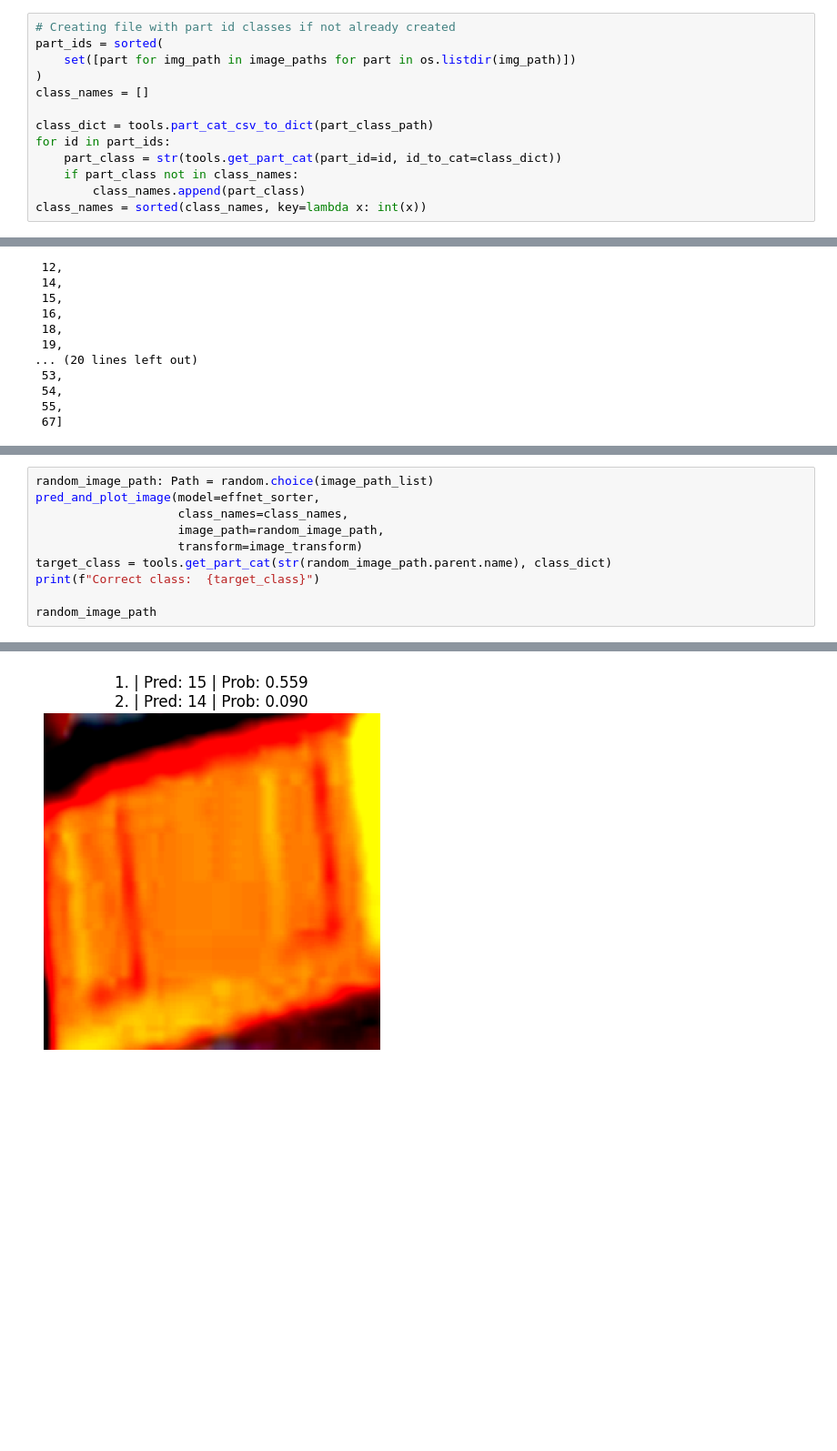
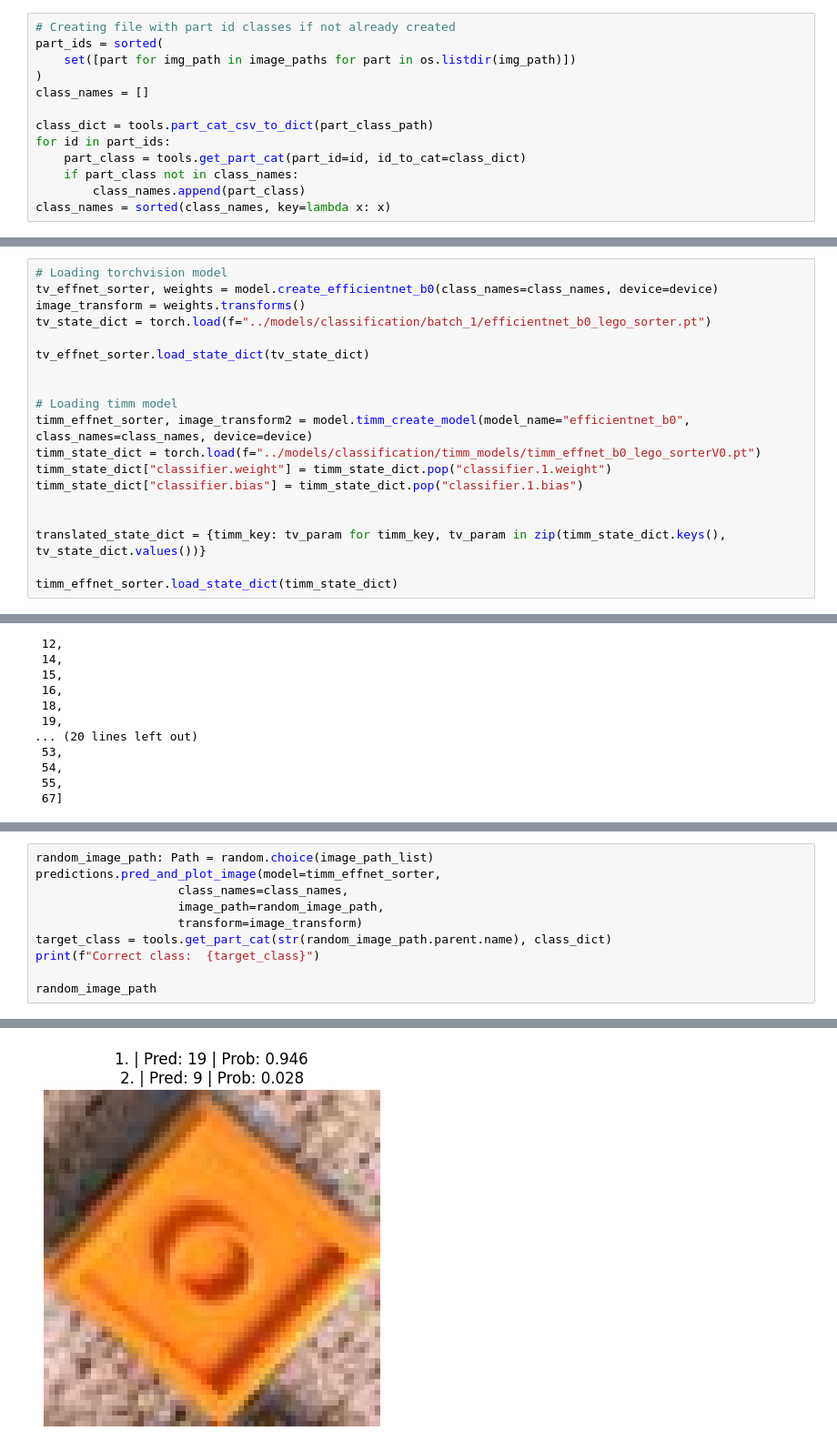
Before and after one commit to Chrispoo3680/lego-sorter, a Jupyter notebook: notebooks/model_predictions.ipynb, the cells around one changed output, grey strips where cells are left out. Shown at 91% size. Cells and saved outputs as stored; diff of their text form; blank space fills up the shorter version.

```diff
--- a/notebooks/model_predictions.ipynb
+++ b/notebooks/model_predictions.ipynb
@@ -86,7 +87,7 @@ class_names = []
 
 class_dict = tools.part_cat_csv_to_dict(part_class_path)
 for id in part_ids:
-    part_class = str(tools.get_part_cat(part_id=id, id_to_cat=class_dict))
+    part_class = tools.get_part_cat(part_id=id, id_to_cat=class_dict)
     if part_class not in class_names:
         class_names.append(part_class)
-class_names = sorted(class_names, key=lambda x: int(x))
+class_names = sorted(class_names, key=lambda x: x)
@@ -107,0 +94,19 @@ range(0, 7)
+# %%
+# Loading torchvision model
+tv_effnet_sorter, weights = model.create_efficientnet_b0(class_names=class_names, device=device)
+image_transform = weights.transforms()
+tv_state_dict = torch.load(f="../models/classification/batch_1/efficientnet_b0_lego_sorter.pt")
+
+tv_effnet_sorter.load_state_dict(tv_state_dict)
+
+
+# Loading timm model
+timm_effnet_sorter, image_transform2 = model.timm_create_model(model_name="efficientnet_b0", class_names=class_names, device=device)
+timm_state_dict = torch.load(f="../models/classification/timm_models/timm_effnet_b0_lego_sorterV0.pt")
+timm_state_dict["classifier.weight"] = timm_state_dict.pop("classifier.1.weight")
+timm_state_dict["classifier.bias"] = timm_state_dict.pop("classifier.1.bias")
+
+
+translated_state_dict = {timm_key: tv_param for timm_key, tv_param in zip(timm_state_dict.keys(), tv_state_dict.values())}
+
+timm_effnet_sorter.load_state_dict(timm_state_dict)
@@ -455,6 +367,6 @@ def pred_and_plot_image(
 # %%
 random_image_path: Path = random.choice(image_path_list)
-pred_and_plot_image(model=effnet_sorter,
+predictions.pred_and_plot_image(model=timm_effnet_sorter,
                     class_names=class_names,
                     image_path=random_image_path,
                     transform=image_transform)
@@ -469,4 +380,4 @@ WindowsPath('../data/classification/b200c-lego-classification-dataset/99563/2932
-[figure, old version]
+[figure, new version]
 # %%
 # 1. Make predictions with trained model
 y_preds = []
```
Also changed, not shown: parts of 21 cells of this notebook, 6 other files.
